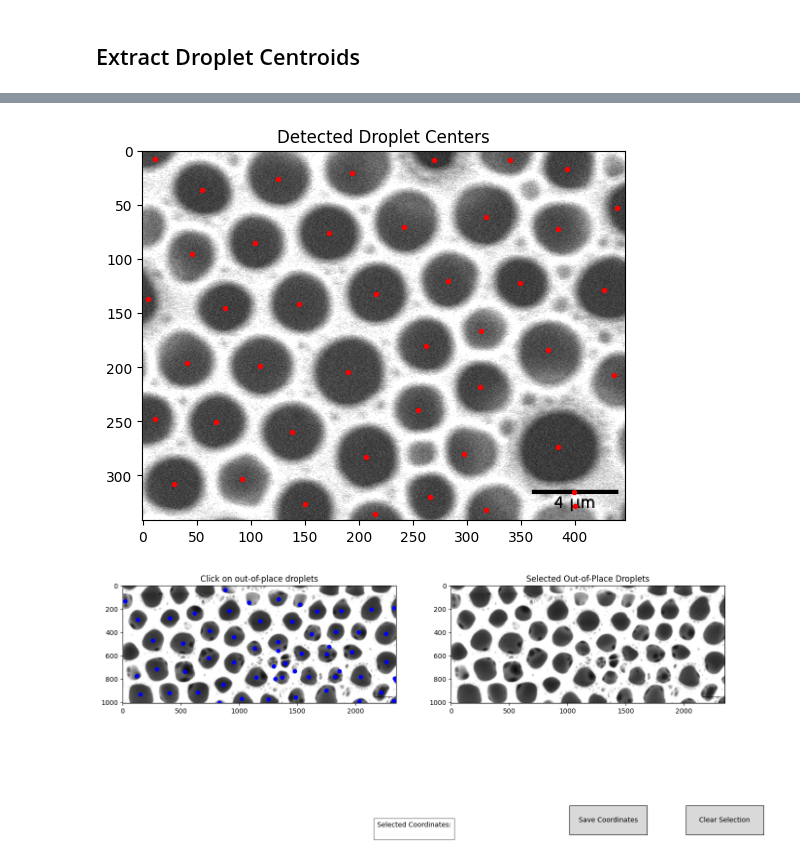
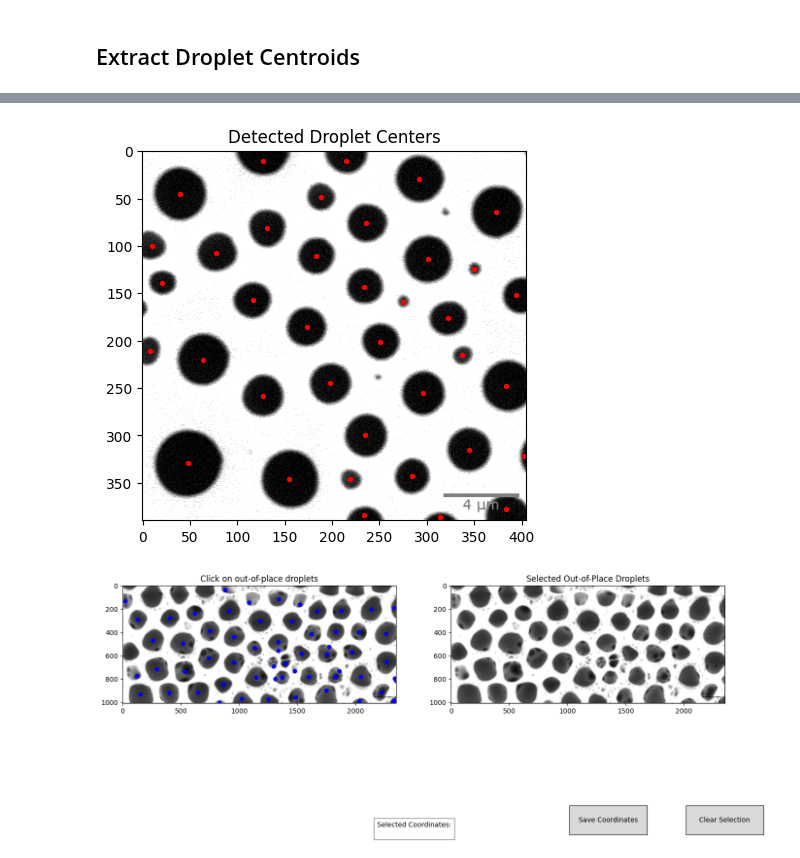
Before and after one commit to lemontang3/Python_Physics, a Jupyter notebook: Voronoi_Analysis.ipynb, the cells around one changed output, grey strips where cells are left out. Drawn from its saved outputs; the diff is of its cells as text; code cells hidden in the pictures.

```diff
--- a/Voronoi_Analysis.ipynb
+++ b/Voronoi_Analysis.ipynb
@@ -47,7 +47,7 @@ import numpy as np
 import matplotlib.pyplot as plt
 
 # Load the image
-image_path = "sample5A.png"  # Update with your image path if needed
+image_path = "sample11B.png"  # Update with your image path if needed
 image = cv2.imread(image_path, cv2.IMREAD_GRAYSCALE)
 
 # Apply Gaussian blur to reduce noise
@@ -145,7 +145,7 @@ import numpy as np
 import matplotlib.pyplot as plt
 
 # Load the image in grayscale
-image_path = "sample5A.png"  # Update with your image path if needed
+image_path = "sample11B.png"  # Update with your image path if needed
 image = cv2.imread(image_path, cv2.IMREAD_GRAYSCALE)
 
 # Apply median blur to reduce noise
@@ -155,36 +155,36 @@ blurred = cv2.medianBlur(image, 5)
 _, binary = cv2.threshold(blurred, 0, 255, cv2.THRESH_BINARY_INV + cv2.THRESH_OTSU)
 
 # Perform morphological closing to fill small gaps
 kernel = np.ones((5, 5), np.uint8)
 closed = cv2.morphologyEx(binary, cv2.MORPH_CLOSE, kernel, iterations=2)
 
 # Detect edges using Canny edge detector
 edges = cv2.Canny(closed, 50, 150)
 
 # Find contours
 contours, _ = cv2.findContours(edges, cv2.RETR_EXTERNAL, cv2.CHAIN_APPROX_SIMPLE)
 
 # Convert to color image for visualization
 output_final = cv2.cvtColor(image, cv2.COLOR_GRAY2BGR)
 
 # Draw detected pore centers
 centroids = []
 for cnt in contours:
     M = cv2.moments(cnt)
     if M["m00"] != 0:
         cx = int(M["m10"] / M["m00"])
         cy = int(M["m01"] / M["m00"])
         centroids.append([cx, cy])
 # Convert to NumPy array
-centroids =np.array([[270, 8], [11, 7], [194, 20], [340, 8], [393, 16], [125, 26], [55, 36], [439, 53], [318, 61], [242, 70], [172, 76], [384, 72], [104, 85], [46, 95], [283, 120], [427, 128], [349, 122], [216, 132], [5, 137], [145, 141], [76, 145], [313, 166], [262, 180], [375, 184], [41, 196], [109, 199], [190, 204], [436, 207], [312, 218], [255, 239], [11, 248], [68, 251], [138, 260], [384, 274], [207, 283], [297, 280], [29, 308], [92, 303], [266, 320], [150, 326], [399, 315], [318, 332], [400, 328], [215, 336]])
-
+centroids =np.array([[127, 10], [215, 10], [292, 29], [39, 45], [188, 48], [373, 64], [236, 76], [131, 81], [10, 100], [78, 107], [301, 114], [183, 111], [350, 124], [234, 143], [21, 139], [394, 152], [116, 157], [275, 159], [322, 176], [173, 186], [251, 201], [64, 220], [8, 211], [337, 215], [383, 248], [198, 245], [296, 255], [127, 258], [235, 300], [344, 315], [48, 329], [402, 322], [155, 346], [284, 343], [219, 346], [384, 378], [234, 384], [314, 386]]
+)
 # Step 5: Plot the results
 plt.imshow(image, cmap='gray')
 plt.scatter(centroids[:, 0], centroids[:, 1], c='red', s=8)
 plt.title('Detected Droplet Centers')
 plt.show()
 # %% [output]
-[figure, old version]
+[figure, new version]
 # %%
 import cv2
 import numpy as np
```
Also changed, not shown: parts of 6 cells of this notebook, 4 other files.
